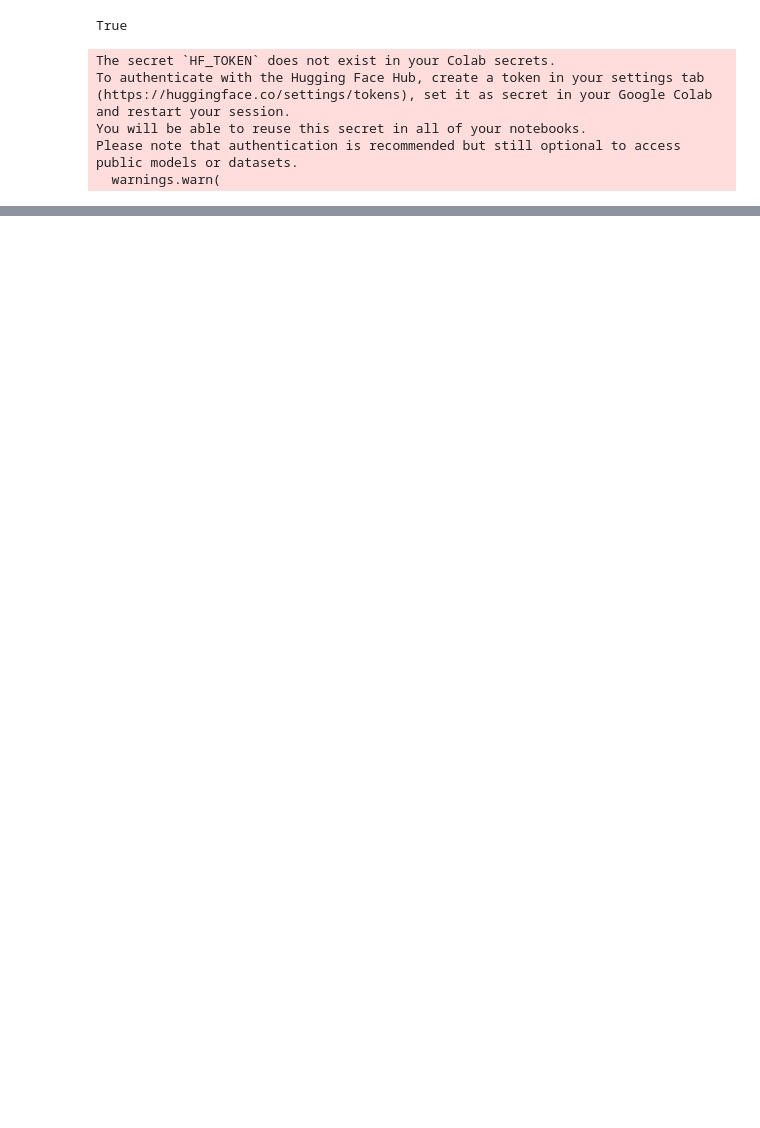
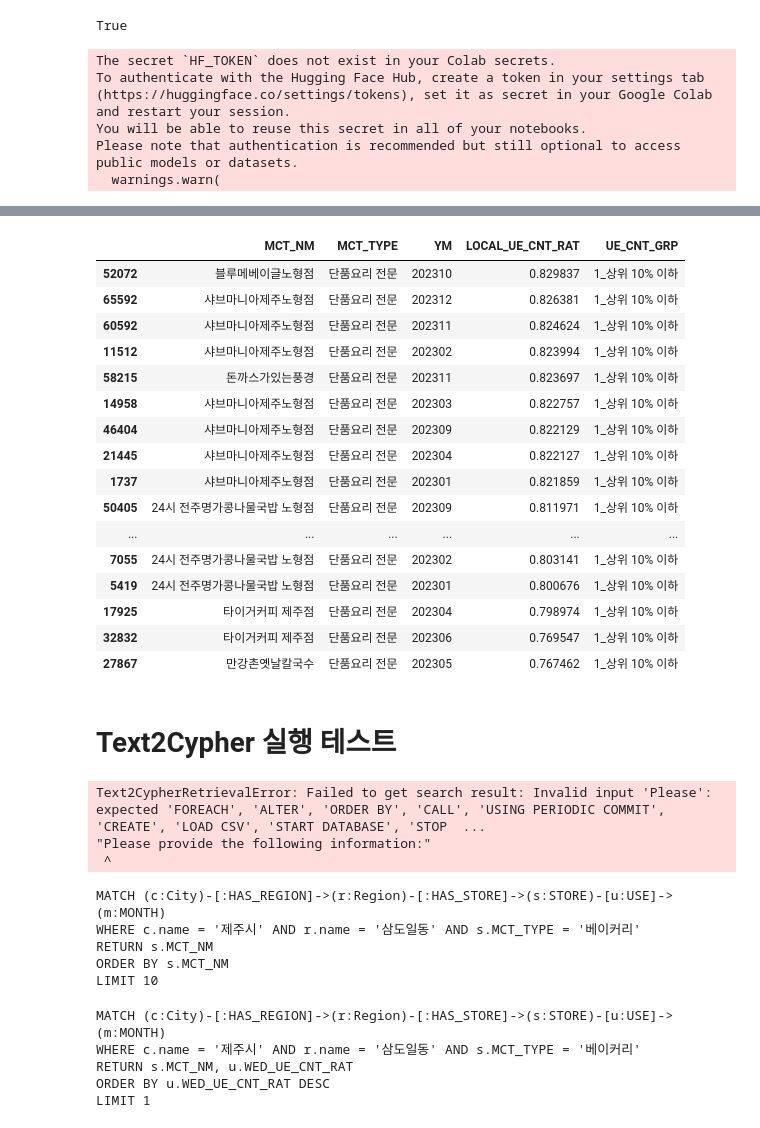
Before and after one commit to soonhp/bigcontest2024_LLM, a Jupyter notebook: retrieval_test.ipynb, the cells around one changed output, grey strips where cells are left out. Cells and saved outputs as stored; diff of their text form; code cells hidden in the pictures; blank space fills up the shorter version.

```diff
--- a/retrieval_test.ipynb
+++ b/retrieval_test.ipynb
@@ -325,0 +571,26 @@ retriever = Text2CypherRetriever(
+# %%
+single_cuisine = nohyeong[nohyeong['MCT_TYPE'] == '단품요리 전문']
+# %%
+upper_10 = single_cuisine[single_cuisine['UE_CNT_GRP'] == '1_상위 10% 이하']
+# %%
+upper_10.sort_values(by='LOCAL_UE_CNT_RAT', ascending=False)[['MCT_NM', 'MCT_TYPE', 'YM', 'LOCAL_UE_CNT_RAT', 'UE_CNT_GRP']].head(20)
+# %% [output]
+|  | MCT_NM | MCT_TYPE | YM | LOCAL_UE_CNT_RAT | UE_CNT_GRP |
+| 52072 | 블루메베이글노형점 | 단품요리 전문 | 202310 | 0.829837 | 1_상위 10% 이하 |
+| 65592 | 샤브마니아제주노형점 | 단품요리 전문 | 202312 | 0.826381 | 1_상위 10% 이하 |
+| 60592 | 샤브마니아제주노형점 | 단품요리 전문 | 202311 | 0.824624 | 1_상위 10% 이하 |
+| 11512 | 샤브마니아제주노형점 | 단품요리 전문 | 202302 | 0.823994 | 1_상위 10% 이하 |
+| 58215 | 돈까스가있는풍경 | 단품요리 전문 | 202311 | 0.823697 | 1_상위 10% 이하 |
+| 14958 | 샤브마니아제주노형점 | 단품요리 전문 | 202303 | 0.822757 | 1_상위 10% 이하 |
+| 46404 | 샤브마니아제주노형점 | 단품요리 전문 | 202309 | 0.822129 | 1_상위 10% 이하 |
+| 21445 | 샤브마니아제주노형점 | 단품요리 전문 | 202304 | 0.822127 | 1_상위 10% 이하 |
+| 1737 | 샤브마니아제주노형점 | 단품요리 전문 | 202301 | 0.821859 | 1_상위 10% 이하 |
+| 50405 | 24시 전주명가콩나물국밥 노형점 | 단품요리 전문 | 202309 | 0.811971 | 1_상위 10% 이하 |
+| ... | ... | ... | ... | ... | ... |
+| 7055 | 24시 전주명가콩나물국밥 노형점 | 단품요리 전문 | 202302 | 0.803141 | 1_상위 10% 이하 |
+| 5419 | 24시 전주명가콩나물국밥 노형점 | 단품요리 전문 | 202301 | 0.800676 | 1_상위 10% 이하 |
+| 17925 | 타이거커피 제주점 | 단품요리 전문 | 202304 | 0.798974 | 1_상위 10% 이하 |
+| 32832 | 타이거커피 제주점 | 단품요리 전문 | 202306 | 0.769547 | 1_상위 10% 이하 |
+| 27867 | 만강촌옛날칼국수 | 단품요리 전문 | 202305 | 0.767462 | 1_상위 10% 이하 |
+# %% [markdown]
+# Text2Cypher 실행 테스트
@@ -325,0 +608,24 @@ retriever = Text2CypherRetriever(
+# %%
+
+
+search_result = retriever.search(query_text=query)
+# %% [output]
+Text2CypherRetrievalError: Failed to get search result: Invalid input 'Please': expected 'FOREACH', 'ALTER', 'ORDER BY', 'CALL', 'USING PERIODIC COMMIT', 'CREATE', 'LOAD CSV', 'START DATABASE', 'STOP  ...
+"Please provide the following information:"
+ ^
+# %%
+print(search_result.metadata['cypher'])
+# %% [output]
+MATCH (c:City)-[:HAS_REGION]->(r:Region)-[:HAS_STORE]->(s:STORE)-[u:USE]->(m:MONTH)
+WHERE c.name = '제주시' AND r.name = '삼도일동' AND s.MCT_TYPE = '베이커리'
+RETURN s.MCT_NM
+ORDER BY s.MCT_NM
+LIMIT 10
+# %%
+print("""MATCH (c:City)-[:HAS_REGION]->(r:Region)-[:HAS_STORE]->(s:STORE)-[u:USE]->(m:MONTH)\nWHERE c.name = '제주시' AND r.name = '삼도일동' AND s.MCT_TYPE = '베이커리'\nRETURN s.MCT_NM, u.WED_UE_CNT_RAT\nORDER BY u.WED_UE_CNT_RAT DESC\nLIMIT 1\n""")
+# %% [output]
+MATCH (c:City)-[:HAS_REGION]->(r:Region)-[:HAS_STORE]->(s:STORE)-[u:USE]->(m:MONTH)
+WHERE c.name = '제주시' AND r.name = '삼도일동' AND s.MCT_TYPE = '베이커리'
+RETURN s.MCT_NM, u.WED_UE_CNT_RAT
+ORDER BY u.WED_UE_CNT_RAT DESC
+LIMIT 1
```
Also changed, not shown: parts of 42 cells of this notebook, 1 other file.
